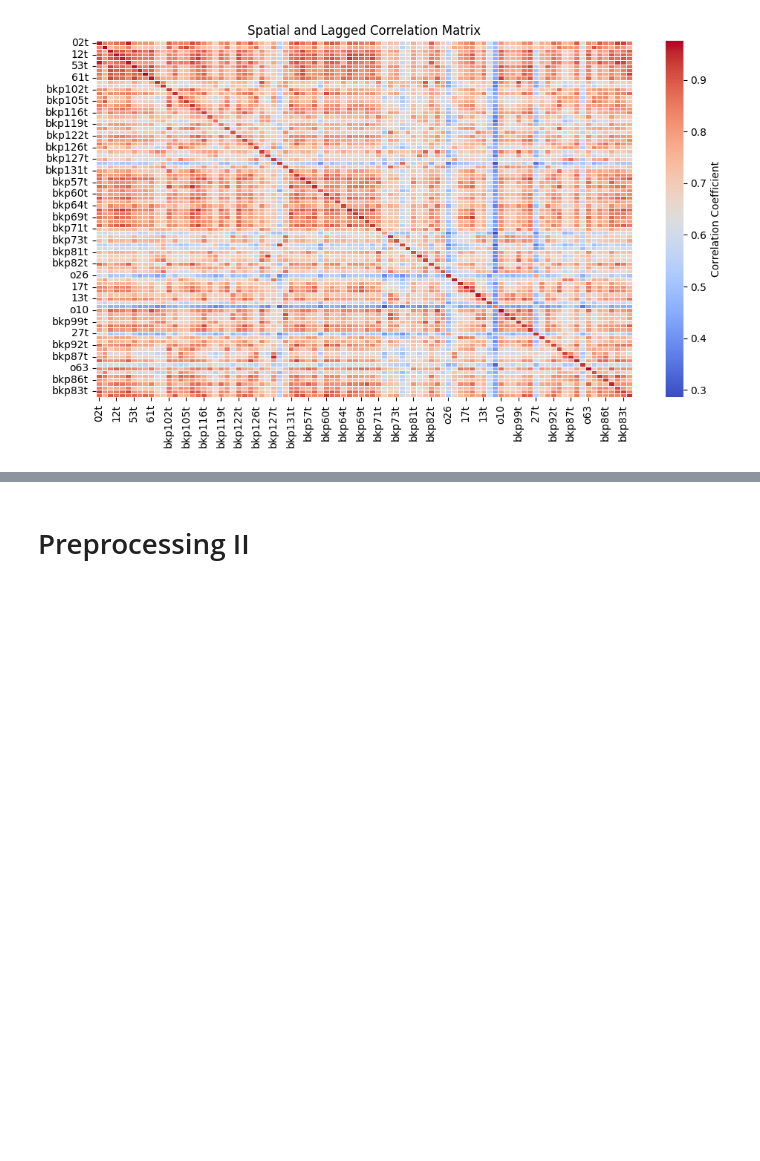
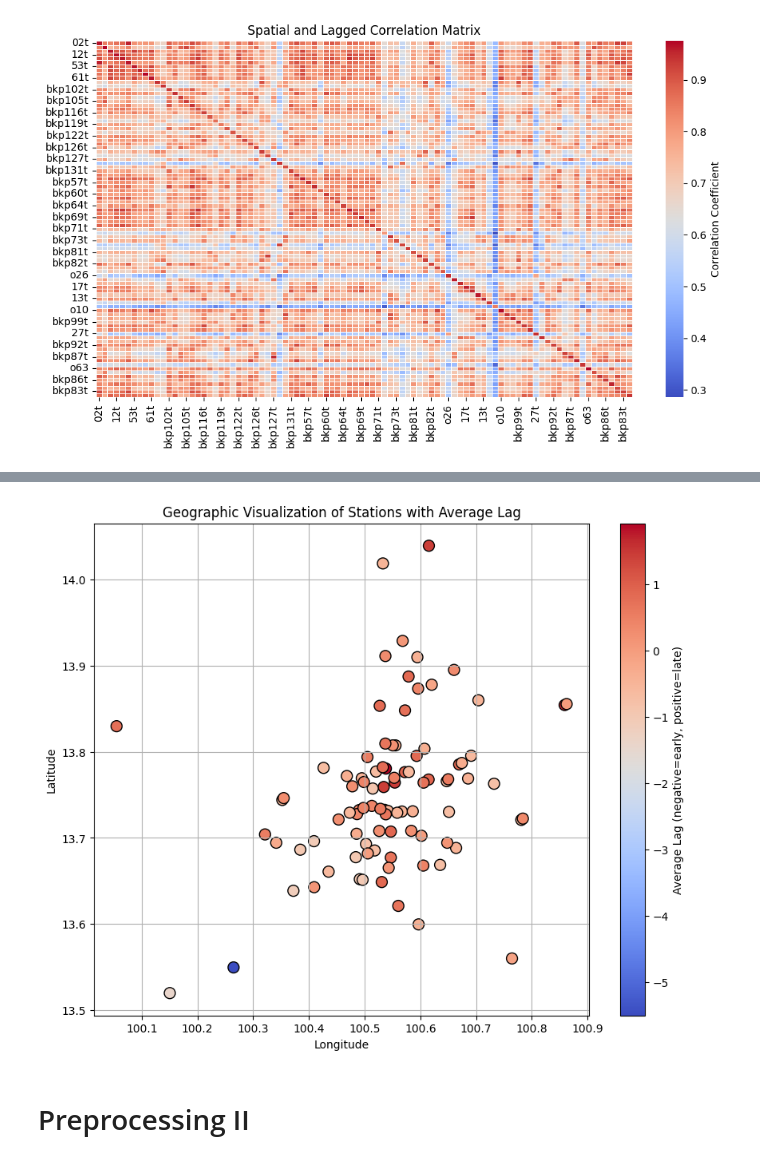
Before and after one commit to GemsLoveNLP/PM25, a Jupyter notebook: eda.ipynb, the cells around one changed output, grey strips where cells are left out. Cells and saved outputs as stored; diff of their text form; code cells hidden in the pictures; blank space fills up the shorter version.

```diff
--- a/eda.ipynb
+++ b/eda.ipynb
@@ -394,0 +397,21 @@ plt.show()
+# %%
+def calculate_lag(station_a, station_b, max_lag=24):
+    ccs = [station_a.corr(station_b.shift(lag)) for lag in range(-max_lag, max_lag+1)]
+    max_corr = np.nanmax(ccs)
+    optimal_lag = np.argmax(ccs) - max_lag
+    return optimal_lag, max_corr
+
+# Generate lag matrix
+stations = df.columns
+lag_matrix = pd.DataFrame(index=stations, columns=stations, dtype=float)
+
+for s1 in stations:
+    for s2 in stations:
+        if s1 != s2:
+            lag, _ = calculate_lag(df[s1], df[s2])
+            lag_matrix.loc[s1, s2] = lag
+        else:
+            lag_matrix.loc[s1, s2] = 0
+
+# Display the lag matrix
+print(lag_matrix)
@@ -395,3 +478,19 @@ plt.show()
+# %%
+df_geo2 = df_geo.copy()
+df_geo2['mean_lag'] = mean_lags
+
+# Plot stations geographically with color indicating lag
+plt.figure(figsize=(10, 8))
+sc = plt.scatter(df_geo2['longitude'], df_geo2['latitude'], c=df_geo2['mean_lag'],
+                 cmap='coolwarm', s=100, edgecolors='k')
+plt.colorbar(sc, label='Average Lag (negative=early, positive=late)')
+plt.xlabel('Longitude')
+plt.ylabel('Latitude')
+plt.title('Geographic Visualization of Stations with Average Lag')
+plt.grid(True)
+plt.show()
+# %% [output]
+[figure, added]
 # %% [markdown]
 # Preprocessing II
 # %% [markdown]
```
Also changed, not shown: parts of 8 cells of this notebook.
